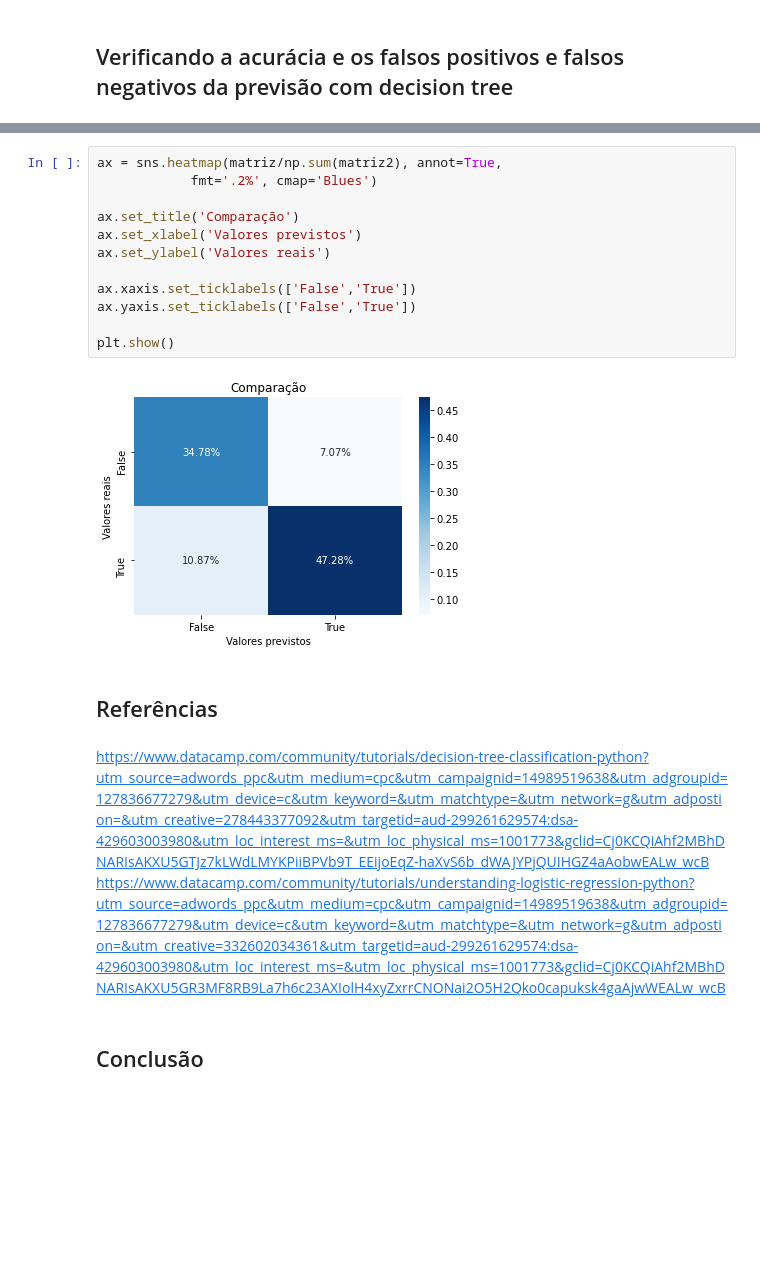
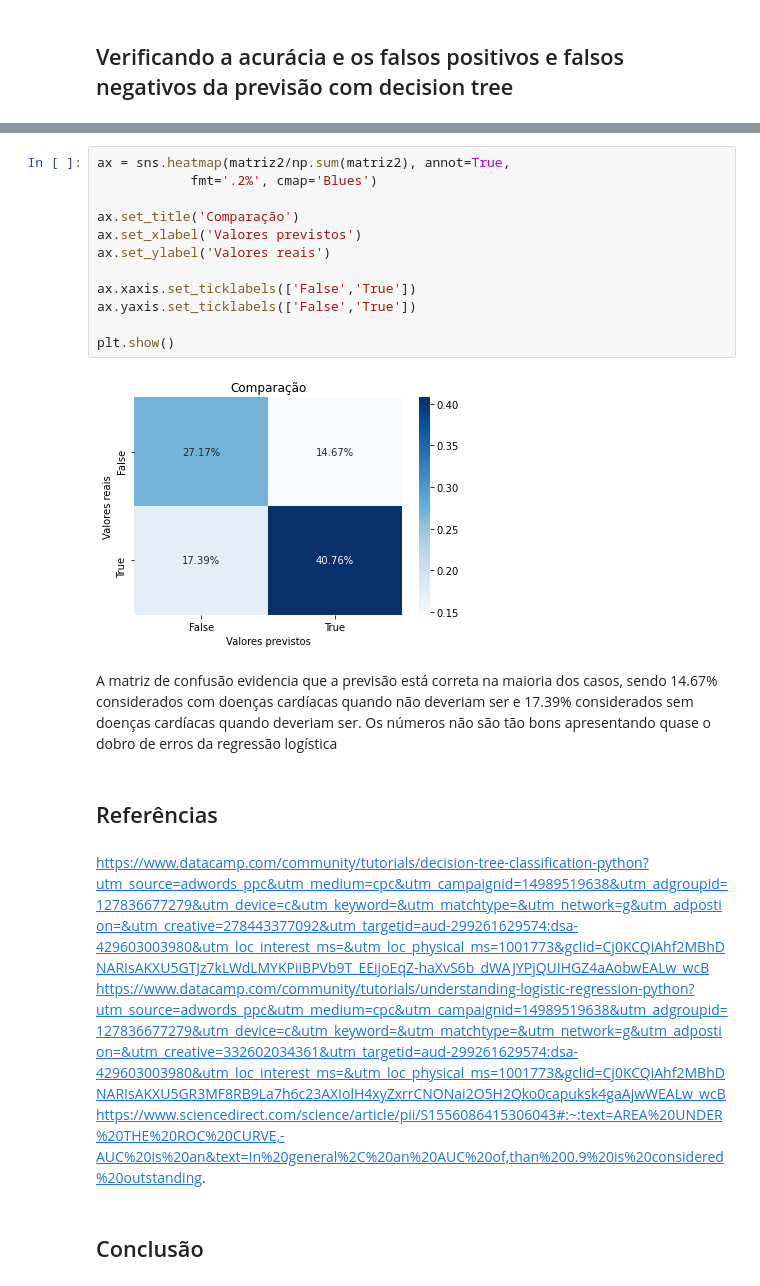
Before and after one commit to luanams/Projeto-2-cdados, a Jupyter notebook: PROJETO 2.ipynb, the cells around one changed output, grey strips where cells are left out. Drawn from its saved outputs; the diff is of its cells as text; blank space fills up the shorter version.

```diff
--- a/PROJETO 2.ipynb
+++ b/PROJETO 2.ipynb
@@ -202,22 +227,25 @@ print(matriz2)
 # %%
-ax = sns.heatmap(matriz/np.sum(matriz2), annot=True,
+ax = sns.heatmap(matriz2/np.sum(matriz2), annot=True,
             fmt='.2%', cmap='Blues')
 
 ax.set_title('Comparação')
 ax.set_xlabel('Valores previstos')
 ax.set_ylabel('Valores reais')
 
 ax.xaxis.set_ticklabels(['False','True'])
 ax.yaxis.set_ticklabels(['False','True'])
 
 plt.show()
 # %% [output]
-[figure, old version]
+[figure, new version]
+# %% [markdown]
+A matriz de confusão evidencia que a previsão está correta na maioria dos casos, sendo 14.67% considerados com doenças cardíacas quando não deveriam ser e 17.39% considerados sem doenças cardíacas quando deveriam ser. Os números não são tão bons apresentando quase o dobro de erros da regressão logística
 # %% [markdown]
 ## Referências
 # %% [markdown]
 https://www.datacamp.com/community/tutorials/decision-tree-classification-python?utm_source=adwords_ppc&utm_medium=cpc&utm_campaignid=14989519638&utm_adgroupid=127836677279&utm_device=c&utm_keyword=&utm_matchtype=&utm_network=g&utm_adpostion=&utm_creative=278443377092&utm_targetid=aud-299261629574:dsa-429603003980&utm_loc_interest_ms=&utm_loc_physical_ms=1001773&gclid=Cj0KCQiAhf2MBhDNARIsAKXU5GTJz7kLWdLMYKPiiBPVb9T_EEijoEqZ-haXvS6b_dWAJYPjQUIHGZ4aAobwEALw_wcB
 https://www.datacamp.com/community/tutorials/understanding-logistic-regression-python?utm_source=adwords_ppc&utm_medium=cpc&utm_campaignid=14989519638&utm_adgroupid=127836677279&utm_device=c&utm_keyword=&utm_matchtype=&utm_network=g&utm_adpostion=&utm_creative=332602034361&utm_targetid=aud-299261629574:dsa-429603003980&utm_loc_interest_ms=&utm_loc_physical_ms=1001773&gclid=Cj0KCQiAhf2MBhDNARIsAKXU5GR3MF8RB9La7h6c23AXIolH4xyZxrrCNONai2O5H2Qko0capuksk4gaAjwWEALw_wcB
+https://www.sciencedirect.com/science/article/pii/S1556086415306043#:~:text=AREA%20UNDER%20THE%20ROC%20CURVE,-AUC%20is%20an&text=In%20general%2C%20an%20AUC%20of,than%200.9%20is%20considered%20outstanding.
 # %% [markdown]
 ## Conclusão
 # %% [markdown]
```
Also changed, not shown: parts of 8 cells of this notebook.
